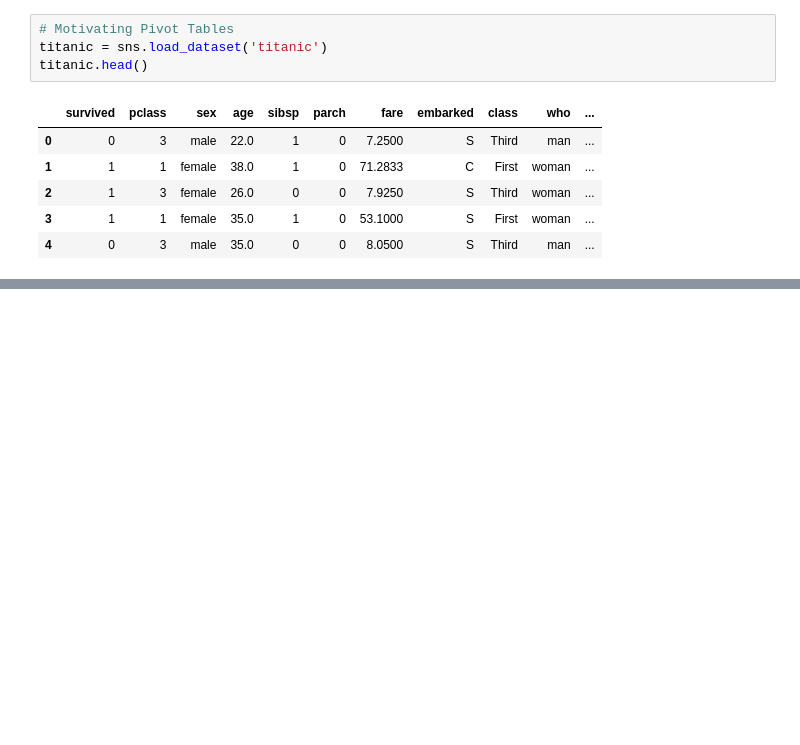
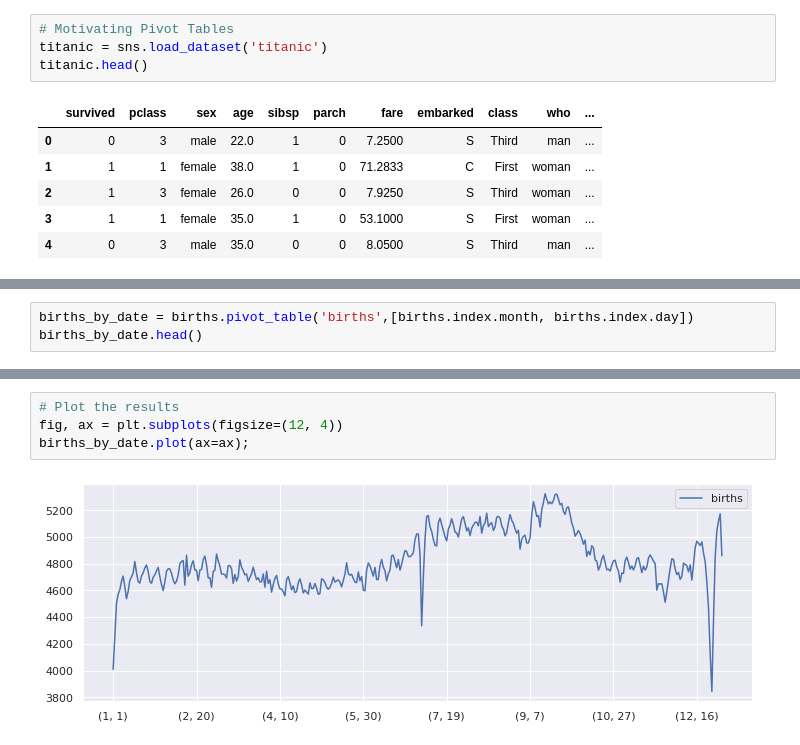
Before and after one commit to aliensmart/machine_learning, a Jupyter notebook: Pandas.ipynb, the cells around one changed output, grey strips where cells are left out. Cells and saved outputs as stored; diff of their text form; blank space fills up the shorter version.

```diff
--- a/Pandas.ipynb
+++ b/Pandas.ipynb
@@ -2151,0 +2204,3 @@ plt.ylabel('total births per year');
+# %%
+births_by_date = births.pivot_table('births',[births.index.month, births.index.day])
+births_by_date.head()
@@ -2151,0 +2214,6 @@ plt.ylabel('total births per year');
+# %%
+# Plot the results
+fig, ax = plt.subplots(figsize=(12, 4))
+births_by_date.plot(ax=ax);
+# %% [output]
+[figure, added]
```
Also changed, not shown: parts of 78 cells of this notebook.
